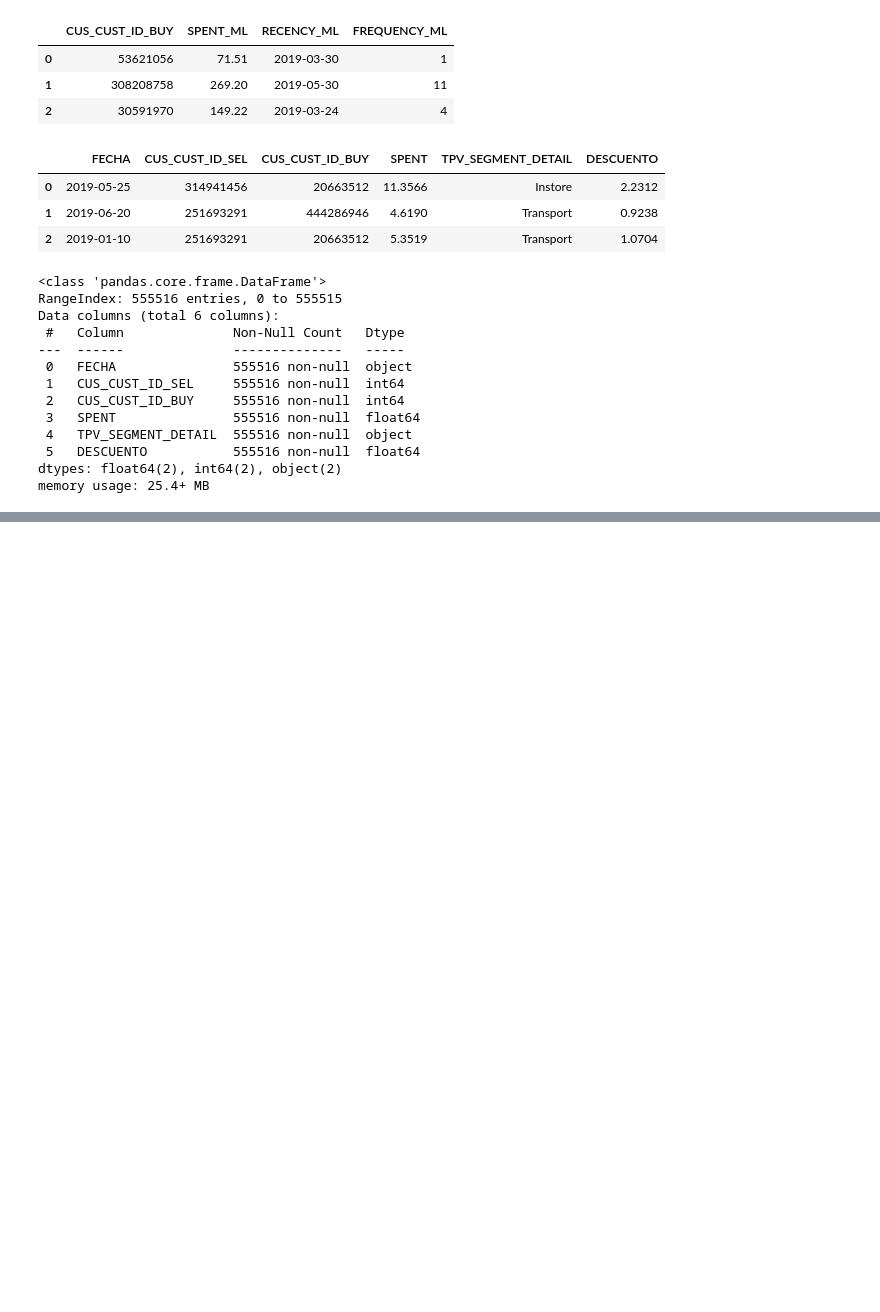
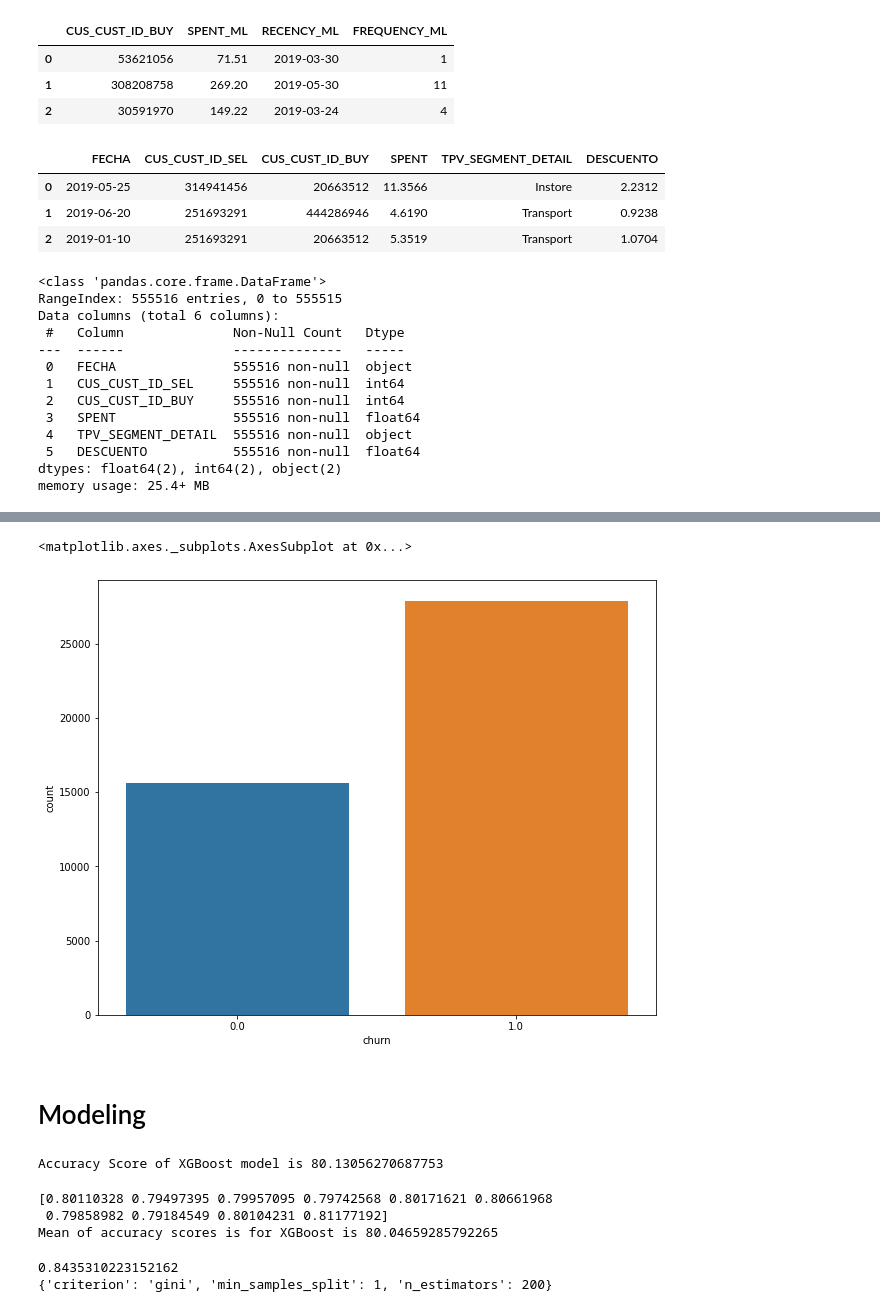
Before and after one commit to EmilianoLS/Data-Science, a Jupyter notebook: churn_model_meli/notebooks/churn_model.ipynb, the cells around one changed output, grey strips where cells are left out. Cells and saved outputs as stored; diff of their text form; code cells hidden in the pictures; blank space fills up the shorter version.

```diff
--- a/churn_model_meli/notebooks/churn_model.ipynb
+++ b/churn_model_meli/notebooks/churn_model.ipynb
@@ -266,0 +372,41 @@ payments[payments['CUS_CUST_ID_BUY'] == 1276]
+# %%
+# El dataset de PLATA_EN_CUENTA no contiene datos nulos en los features
+# de PLATA_CUENTA_1 y 2. Pero tiene usuarios faltantes, lo que lleva a suponer
+# que no tienen datos de los mismos. Por lo tanto, se imputaran los valores
+# nulos del dataset final con valores negativos en lo que es plata en cuenta
+# y en condicion de inversion se colocara 'Unknown'
+final_payments['PLATA_CUENTA_1'].fillna(-1, inplace = True)
+final_payments['PLATA_CUENTA_2'].fillna(-1, inplace = True)
+final_payments['INVERSION'].fillna('Unknown', inplace = True)
+# %%
+# El dataset de marketplace no tiene datos nulos en los features por lo que
+# se imputan los valores en el dataset final con valores negativos
+
+final_payments['SPENT_ML'].fillna(-1, inplace = True)
+final_payments['RECENCY_ML'].fillna(datetime.datetime(1900,1,1), inplace = True)
+final_payments['FREQUENCY_ML'].fillna(-1, inplace = True)
+# %%
+# Para imputar los valores nulos del last login mp se crea una tabla alterna donde
+# se obtiene la ultima fecha de payment registrada y se coloca dicha fecha en los
+# valores nulos
+
+temp = payments.groupby('CUS_CUST_ID_BUY', as_index = False).agg({'FECHA':'max'})
+final_payments = pd.merge(final_payments, temp, on = 'CUS_CUST_ID_BUY', how = 'left')
+
+nan_users = final_payments[final_payments['last_login_mp_date_1'].isna()]['CUS_CUST_ID_BUY']
+for i in nan_users.index.tolist():
+  final_payments.loc[i, 'last_login_mp_date_1'] = final_payments.loc[i,'FECHA']
+
+final_payments.rename(columns = {'FECHA':'fecha_ultima_transaccion'}, inplace = True)
+final_payments['last_login_ml_date_1'].fillna(datetime.datetime(1900,1,1), inplace = True)
+# %%
+# Agrego la variable target
+final_payments = pd.merge(final_payments, evaluate, on = 'CUS_CUST_ID_BUY', how = 'left')
+# %%
+import seaborn as sns
+
+plt.figure(figsize = (10, 8))
+sns.countplot(final_payments['churn'])
+# %% [output]
+<matplotlib.axes._subplots.AxesSubplot at 0x...>
+[figure, added]
@@ -266,0 +435,2 @@ payments[payments['CUS_CUST_ID_BUY'] == 1276]
+# %% [markdown]
+# Modeling
@@ -266,0 +461,35 @@ payments[payments['CUS_CUST_ID_BUY'] == 1276]
+# %%
+# For Logistic Regression
+xgb = XGBClassifier()
+xgb.fit(X_train, y_train)
+
+pred_xgb = xgb.predict(X_test)
+print("Accuracy Score of XGBoost model is", accuracy_score(y_test, pred_xgb)*100)
+# %% [output]
+Accuracy Score of XGBoost model is 80.13056270687753
+# %%
+from sklearn.model_selection import cross_val_score
+
+xgb_scores = cross_val_score(xgb, X_train, y_train, cv = 10) # cross validating the model
+print(xgb_scores) # accuracy scores of each cross validation cycle
+print(f"Mean of accuracy scores is for XGBoost is {xgb_scores.mean()*100}\n")
+# %% [output]
+[0.80110328 0.79497395 0.79957095 0.79742568 0.80171621 0.80661968
+ 0.79858982 0.79184549 0.80104231 0.81177192]
+Mean of accuracy scores is for XGBoost is 80.04659285792265
+# %%
+from sklearn.model_selection import GridSearchCV
+xgb = XGBClassifier()
+param = dict()
+param['criterion'] = ['gini', 'entropy']
+param['n_estimators'] = [1, 2, 4, 8, 10, 16, 32, 64, 100, 200]
+param['min_samples_split'] = [1,2,5,8,10,15,20,25,50,55,60,80,100]
+
+
+gs = GridSearchCV(estimator = xgb, param_grid = param, scoring='f1', cv = 5, n_jobs = 3)
+gs.fit(X_train, y_train)
+print(gs.best_score_)
+print(gs.best_params_)
+# %% [output]
+0.8435310223152162
+{'criterion': 'gini', 'min_samples_split': 1, 'n_estimators': 200}
```
Also changed, not shown: parts of 43 cells of this notebook.
